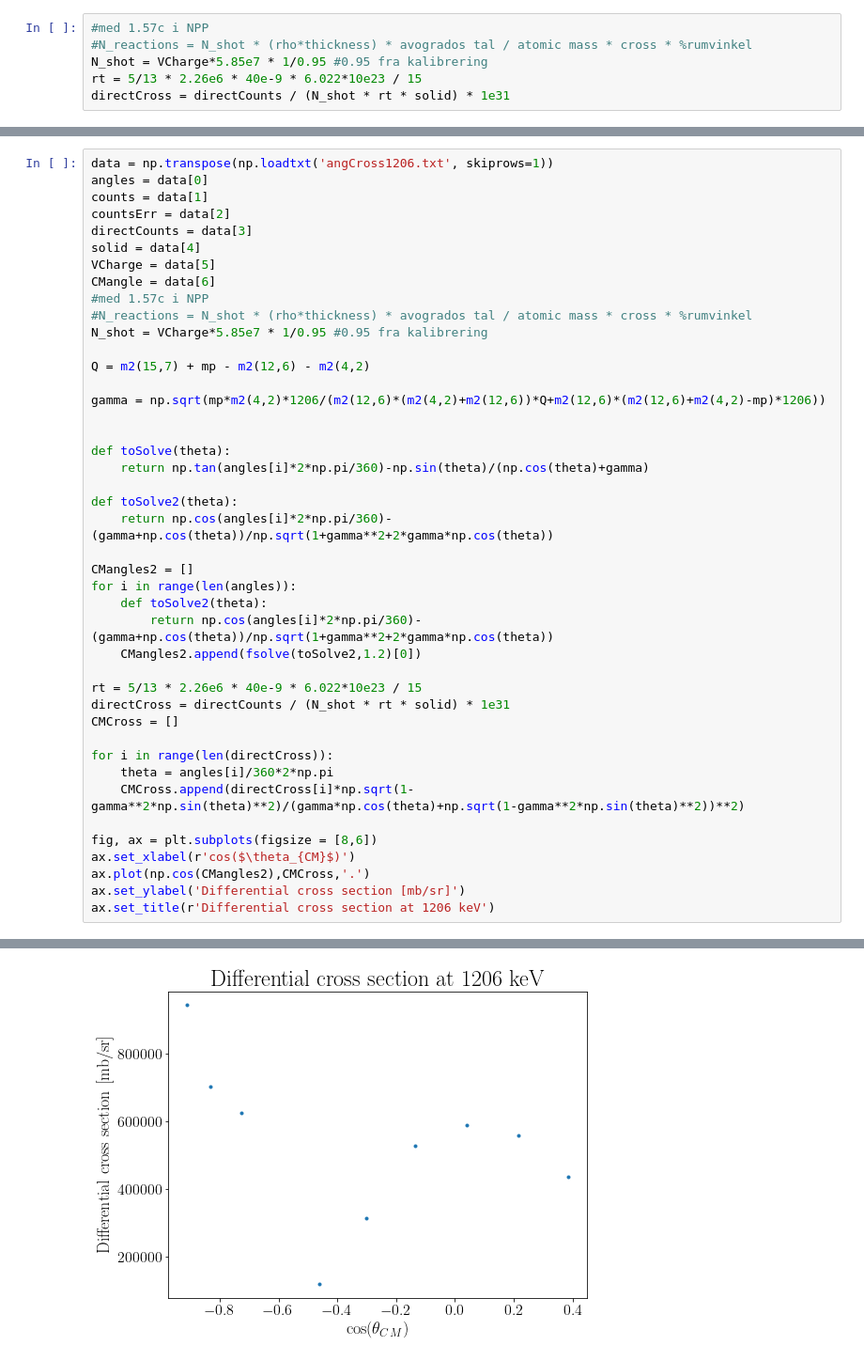
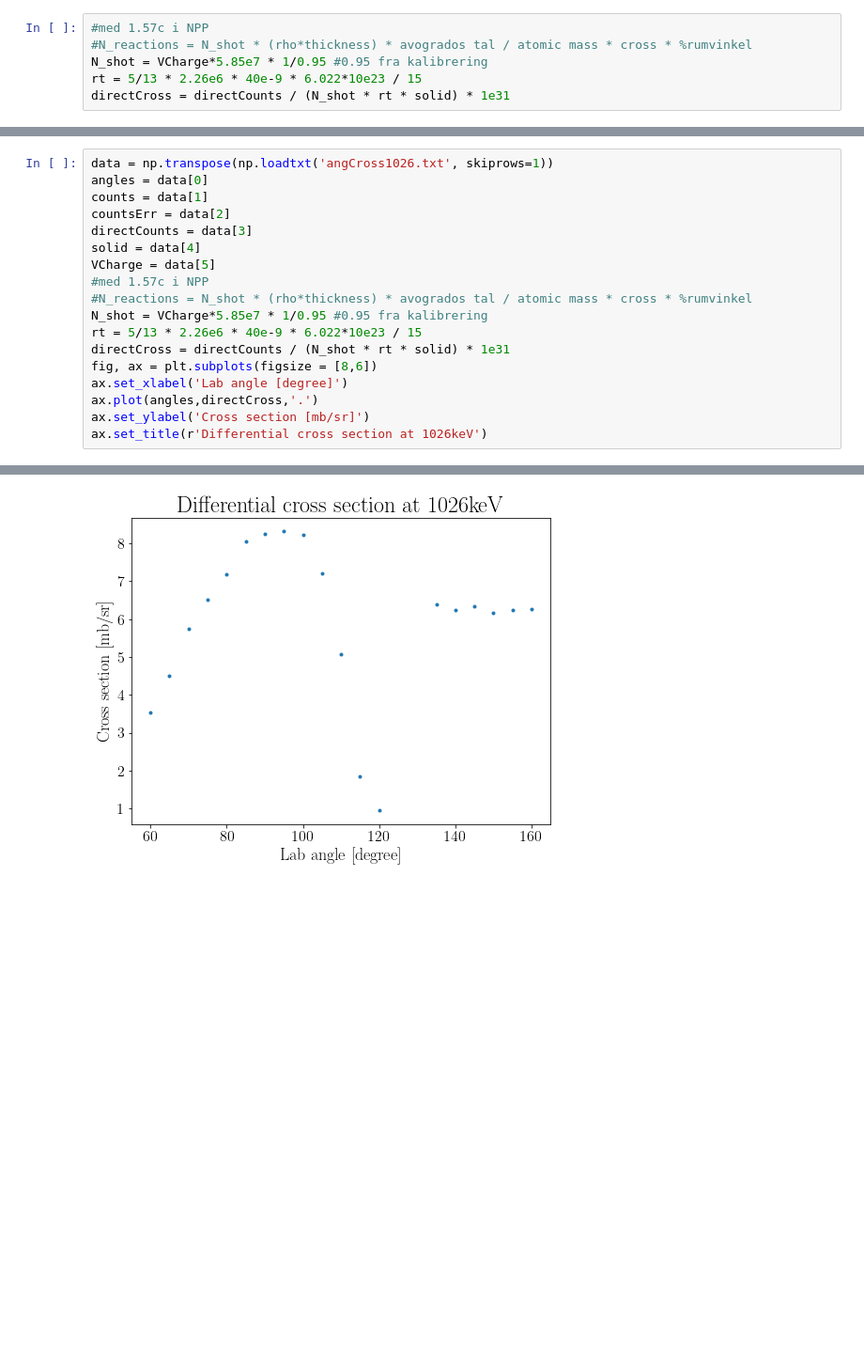
Before and after one commit to JeppeSchultzNielsen/N15-analyse, a Jupyter notebook: Alpha0CrossFitter.ipynb, the cells around one changed output, grey strips where cells are left out. Shown at 94% size. Cells and saved outputs as stored; diff of their text form; blank space fills up the shorter version.

```diff
--- a/Alpha0CrossFitter.ipynb
+++ b/Alpha0CrossFitter.ipynb
@@ -174,44 +158,19 @@ sum(solid)
 # %%
-data = np.transpose(np.loadtxt('angCross1206.txt', skiprows=1))
+data = np.transpose(np.loadtxt('angCross1026.txt', skiprows=1))
 angles = data[0]
 counts = data[1]
 countsErr = data[2]
 directCounts = data[3]
 solid = data[4]
 VCharge = data[5]
-CMangle = data[6]
 #med 1.57c i NPP
 #N_reactions = N_shot * (rho*thickness) * avogrados tal / atomic mass * cross * %rumvinkel
 N_shot = VCharge*5.85e7 * 1/0.95 #0.95 fra kalibrering
-
-Q = m2(15,7) + mp - m2(12,6) - m2(4,2)
-
-gamma = np.sqrt(mp*m2(4,2)*1206/(m2(12,6)*(m2(4,2)+m2(12,6))*Q+m2(12,6)*(m2(12,6)+m2(4,2)-mp)*1206))
-
-
-def toSolve(theta):
-    return np.tan(angles[i]*2*np.pi/360)-np.sin(theta)/(np.cos(theta)+gamma)
-
-def toSolve2(theta):
-    return np.cos(angles[i]*2*np.pi/360)-(gamma+np.cos(theta))/np.sqrt(1+gamma**2+2*gamma*np.cos(theta))
-
-CMangles2 = []
-for i in range(len(angles)):
-    def toSolve2(theta):
-        return np.cos(angles[i]*2*np.pi/360)-(gamma+np.cos(theta))/np.sqrt(1+gamma**2+2*gamma*np.cos(theta))
-    CMangles2.append(fsolve(toSolve2,1.2)[0])
-
 rt = 5/13 * 2.26e6 * 40e-9 * 6.022*10e23 / 15
 directCross = directCounts / (N_shot * rt * solid) * 1e31
-CMCross = []
-
-for i in range(len(directCross)):
-    theta = angles[i]/360*2*np.pi
-    CMCross.append(directCross[i]*np.sqrt(1-gamma**2*np.sin(theta)**2)/(gamma*np.cos(theta)+np.sqrt(1-gamma**2*np.sin(theta)**2))**2)
-
 fig, ax = plt.subplots(figsize = [8,6])
-ax.set_xlabel(r'cos($\theta_{CM}$)')
-ax.plot(np.cos(CMangles2),CMCross,'.')
-ax.set_ylabel('Differential cross section [mb/sr]')
-ax.set_title(r'Differential cross section at 1206 keV')
+ax.set_xlabel('Lab angle [degree]')
+ax.plot(angles,directCross,'.')
+ax.set_ylabel('Cross section [mb/sr]')
+ax.set_title(r'Differential cross section at 1026keV')
 # %% [output]
@@ -219 +178 @@ Text(0.5, 1.0, 'Differential cross section at 1206 keV')
-[figure, old version]
+[figure, new version]
```
Also changed, not shown: parts of 14 cells of this notebook, 32 other files.
